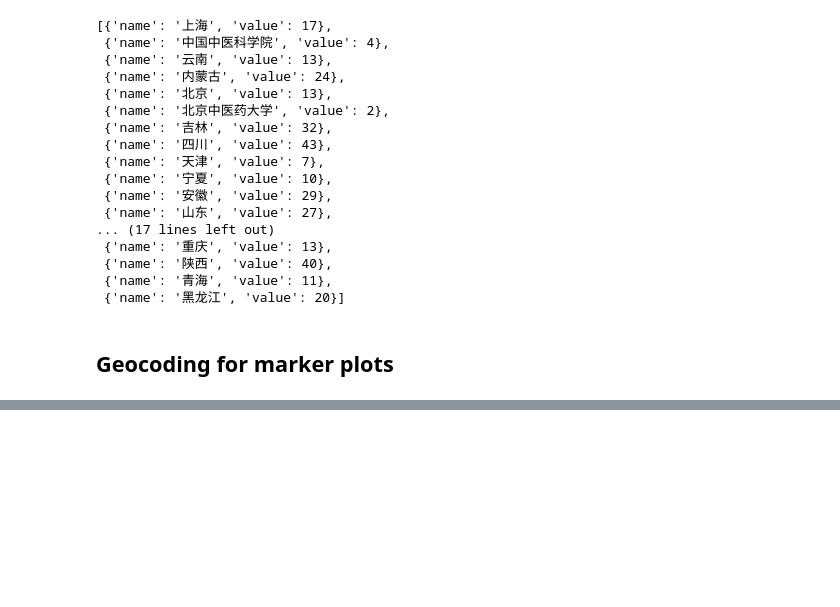
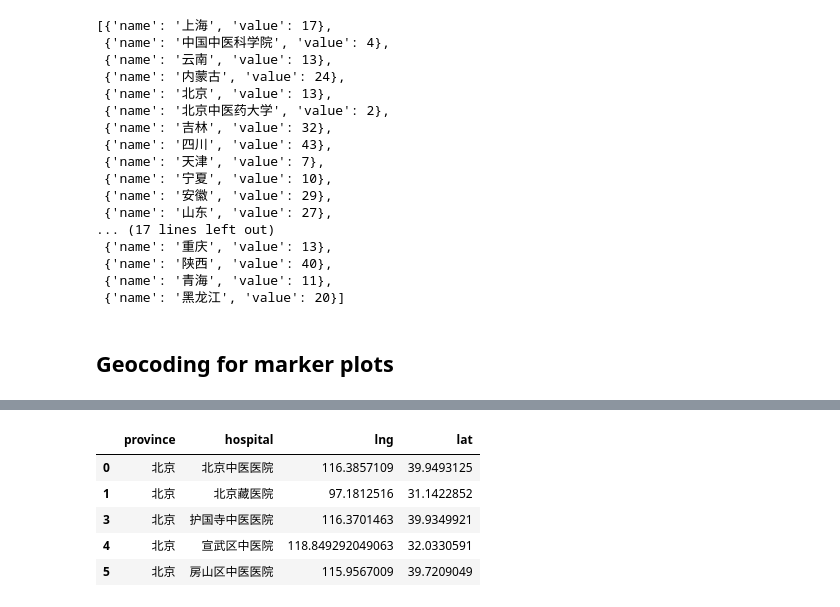
Before and after one commit to Roytangrb/Pangolin, a Jupyter notebook: china/med_comp_hospital_plot.ipynb, the cells around one changed output, grey strips where cells are left out. Drawn from its saved outputs; the diff is of its cells as text; code cells hidden in the pictures; blank space fills up the shorter version.

```diff
--- a/china/med_comp_hospital_plot.ipynb
+++ b/china/med_comp_hospital_plot.ipynb
@@ -152,0 +206,11 @@ print(len(coords[coords['x'] != 'na']))
+# %%
+coords1 = coords[coords['x'] != 'na']
+coords1.columns = ['province', 'hospital', 'lng', 'lat']
+coords1.head()
+# %% [output]
+|  | province | hospital | lng | lat |
+| 0 | 北京 | 北京中医医院 | 116.3857109 | 39.9493125 |
+| 1 | 北京 | 北京藏医院 | 97.1812516 | 31.1422852 |
+| 3 | 北京 | 护国寺中医医院 | 116.3701463 | 39.9349921 |
+| 4 | 北京 | 宣武区中医院 | 118.849292049063 | 32.0330591 |
+| 5 | 北京 | 房山区中医医院 | 115.9567009 | 39.7209049 |
```
Also changed, not shown: parts of 8 cells of this notebook, 1 other file.
